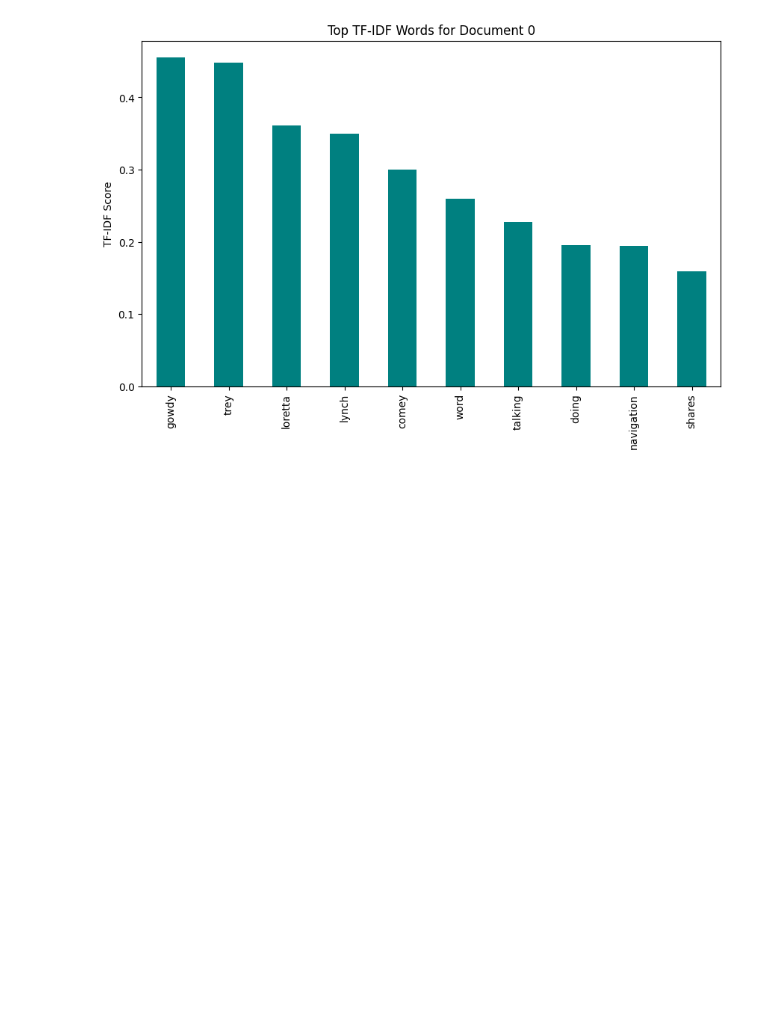
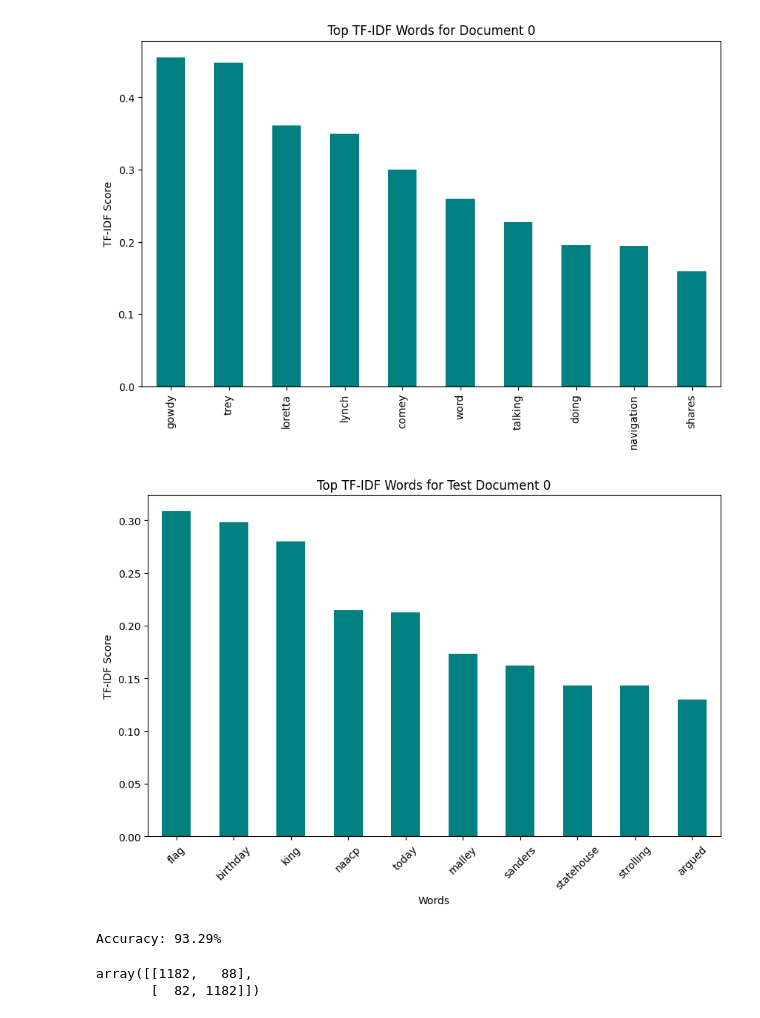
Before and after one commit to victorhrls/FakeNews, a Jupyter notebook: fake_news.ipynb, the cells around one changed output. Cells and saved outputs as stored; diff of their text form; code cells hidden in the pictures; blank space fills up the shorter version.

Commit message:
" True positive and true negative analysis"

```diff
--- a/fake_news.ipynb
+++ b/fake_news.ipynb
@@ -127,0 +126,58 @@ tfidf_test=tfidf_vectorizer.transform(x_test)
+# %%
+# Now for the test set
+tfidf_test=tfidf_vectorizer.transform(x_test)
+
+
+# Convert the sparse matrix to a dense format for visualization
+tfidf_test_dense = tfidf_test.todense()
+
+# Get feature names (words) from the vectorizer
+feature_names = tfidf_vectorizer.get_feature_names_out()
+
+# Create a DataFrame with words as columns
+df_tfidf_test = pd.DataFrame(tfidf_test_dense, columns=feature_names)
+
+# Select document index from the test set
+doc_index = 0  # Choose any document from the test set
+
+# Get TF-IDF scores for the document
+tfidf_scores = df_tfidf_test.iloc[doc_index]
+
+# Sort the words by importance and select top 10
+top_tfidf_words = tfidf_scores.sort_values(ascending=False).head(10)
+
+# Plot top words for the test document
+plt.figure(figsize=(10, 6))
+top_tfidf_words.plot(kind='bar', color='teal')
+plt.title(f"Top TF-IDF Words for Test Document {doc_index}")
+plt.ylabel("TF-IDF Score")
+plt.xlabel("Words")
+plt.xticks(rotation=45)
+plt.show()
+# %% [output]
+[figure, added]
+# %%
+# PassiveAggressiveClassifier
+# How to fi tfidf_train and y_train
+
+# I will predict how test set from the tfidfvectorizerr and calculate the accuracy of it
+
+#DataFlair - Initialize a PassiveAggressiveClassifier
+pac=PassiveAggressiveClassifier(max_iter=50)
+pac.fit(tfidf_train,y_train)
+
+#DataFlair - Predict on the test set and calculate accuracy
+y_pred=pac.predict(tfidf_test)
+score=accuracy_score(y_test,y_pred)
+print(f'Accuracy: {round(score*100,2)}%')
+# %% [output]
+Accuracy: 93.29%
+# %%
+#DataFlair - Build confusion matrix
+confusion_matrix(y_test,y_pred, labels=['FAKE','REAL'])
+
+# [True Positive False Negative]
+# [False Positive True Negative]
+# %% [output]
+array([[1182,   88],
+       [  82, 1182]])
```
Also changed, not shown: parts of 2 cells of this notebook.
